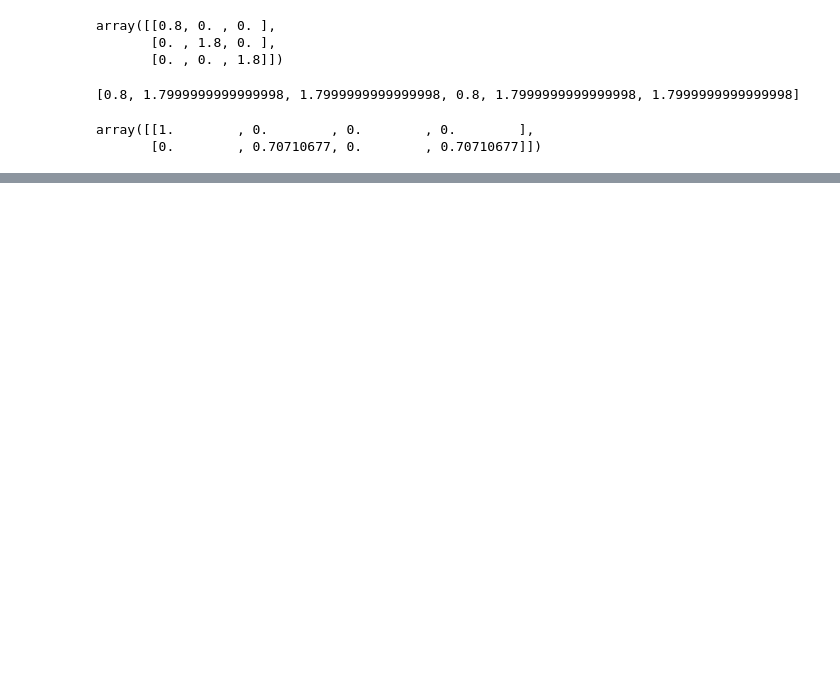
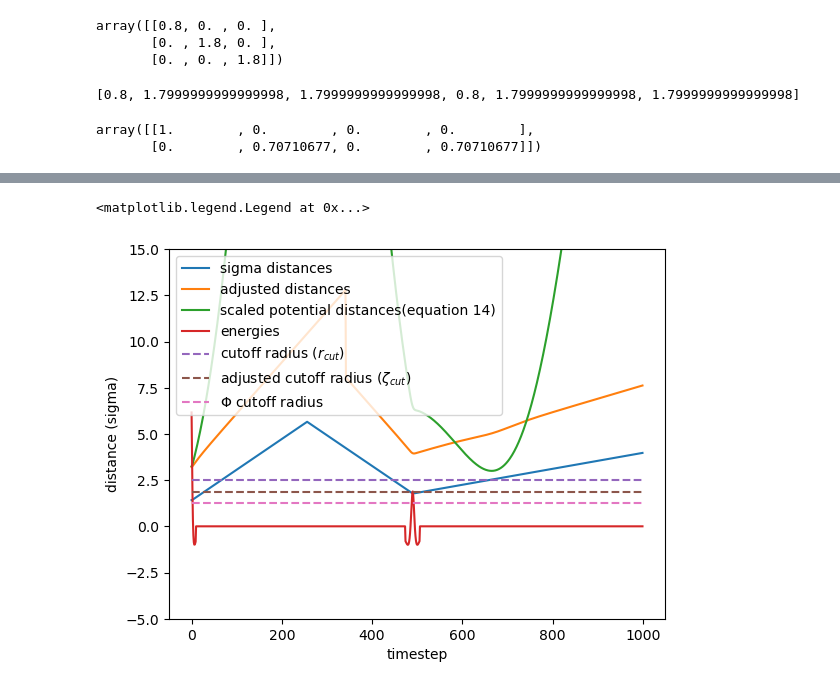
Before and after one commit to cmelab/Anisotropic-Particle-Simulation, a Jupyter notebook: Attempting_to_create_the_desired_two_particle_environment_different_orientation.ipynb, the cells around one changed output, grey strips where cells are left out. Saved outputs shown, nothing was run; the diff lists cells and outputs as text; code cells hidden in the pictures; blank space fills up the shorter version.

```diff
--- a/Attempting_to_create_the_desired_two_particle_environment_different_orientation.ipynb
+++ b/Attempting_to_create_the_desired_two_particle_environment_different_orientation.ipynb
@@ -142,2 +124,2 @@ print(s.particles.orientation)
 # %%
-f = gsd.hoomd.open('traj_different_directions.gsd', 'r')
+f = gsd.hoomd.open('traj_different_directions.gsd', 'rb')
@@ -189,3 +201,19 @@ print(gbdists)
+# %%
+plt.figure()
+plt.plot(distances, label = 'sigma distances')
+plt.plot(gbdists, label = 'adjusted distances')
+plt.plot(phidists, label = 'scaled potential distances(equation 14)')
+plt.plot(energies, label='energies')
+plt.xlabel('timestep')
+plt.ylabel('distance (sigma)')
+plt.plot(2.5 * numpy.ones_like(distances), ls = '--', label = 'cutoff radius ($r_{cut}$)')
+plt.plot(((2.5 - sigmax + sigmin)/sigmin) * numpy.ones_like(distances), ls = '--', label = 'adjusted cutoff radius ($\zeta_{cut}$)')
+plt.plot(2.5 / sigmax * np.ones_like(distances), ls='--', label='$\Phi$ cutoff radius')
+plt.ylim(-5, 15)
+plt.legend()
+# %% [output]
+<matplotlib.legend.Legend at 0x...>
+[figure, added]
 # %%
 plt.figure()
 plt.plot(distances, label = 'sigma distances')
```
Also changed, not shown: parts of 19 cells of this notebook.
